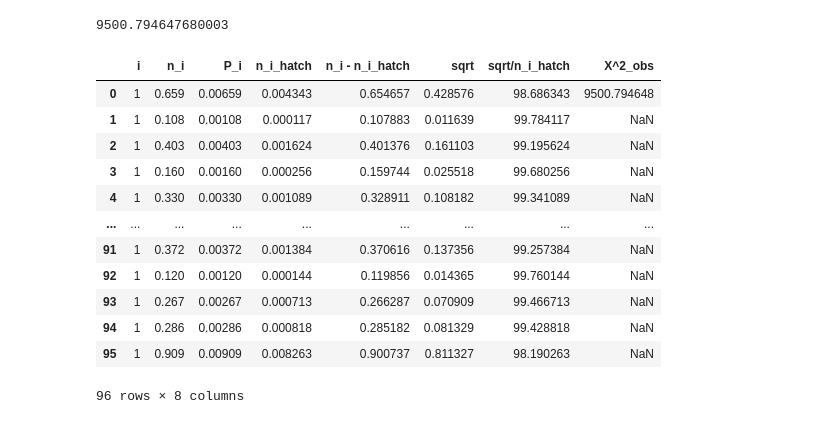
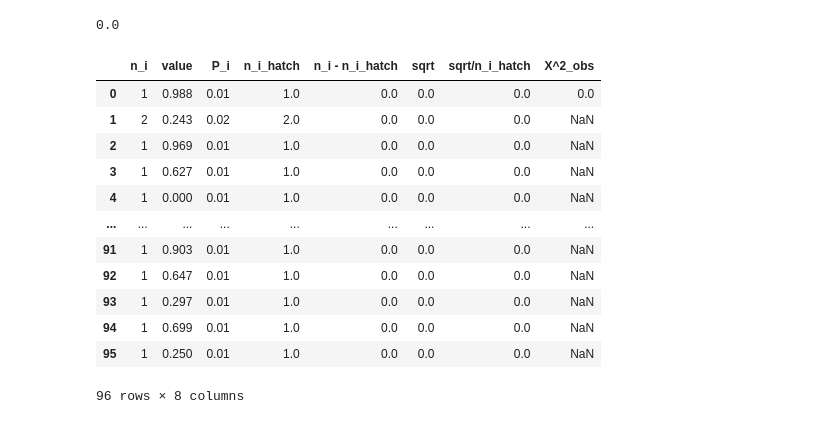
Before and after one commit to HeeyNick/Model_Lab, a Jupyter notebook: 0lab/0lab.ipynb, the cells around one changed output. Drawn from its saved outputs; the diff is of its cells as text; code cells hidden in the pictures.

```diff
--- a/0lab/0lab.ipynb
+++ b/0lab/0lab.ipynb
@@ -69,5 +68,0 @@ plotting_discrate_population(dict(collections_of_values))
-# %%
-a = list(collections_of_values.values())
-b = list(collections_of_values.keys())
-for i in range(len(a)):
-    print (a[i], b[i])
@@ -92,9 +69,11 @@ for i in range(len(a)):
 # %%
 def create_p_i(N: int, collections_of_values: dict):
-    values_of_key = list(collections_of_values.keys())
-    P_i = [i / N for i in values_of_key]
+    values_of_n_i = list(collections_of_values.values())
+    P_i = [i / N for i in values_of_n_i]
     return P_i
 
 P_i = create_p_i(N, collections_of_values)
+P_i_sum = sum(P_i)
+print (P_i_sum)
 P_i
 # %% [output]
@@ -118,9 +98,8 @@ P_i
 # %%
-def create_n_i_hatch(P_i: dict, collections_of_values: dict):
-    values_of_key = list(collections_of_values.keys())
-    n_i_hatch = [x * y for x, y in zip(values_of_key, P_i)]
+def create_n_i_hatch(P_i: dict, N: int):
+    n_i_hatch = [x * N for x in P_i]
     return n_i_hatch
 
-n_i_hatch = create_n_i_hatch(P_i, collections_of_values)
+n_i_hatch = create_n_i_hatch(P_i, N)
 n_i_hatch
 # %% [output]
@@ -144,7 +123,7 @@ n_i_hatch
 # %%
 def n_i_minus_n_i_hatch(collections_of_values: dict, n_i_hatch: list):
-    a = list(collections_of_values.keys())
-    munes = [x - y for x, y in zip(a, n_i_hatch)]
+    values_of_n_i = list(collections_of_values.values())
+    munes = [x - y for x, y in zip(values_of_n_i, n_i_hatch)]
     return munes
 
 minus = n_i_minus_n_i_hatch(collections_of_values, n_i_hatch)
@@ -221,33 +200,33 @@ result
 sum_of_result = sum(result)
 sum_of_result
 # %% [output]
-9500.794647680003
+0.0
 # %%
 data = {
-        'i'               : pd.Series(collections_of_values.values()),
-        'n_i'             : pd.Series(collections_of_values.keys()),
+        'n_i'             : pd.Series(collections_of_values.values()),
+        'value'           : pd.Series(collections_of_values.keys()),
         'P_i'             : pd.Series(P_i),
         'n_i_hatch'       : pd.Series(n_i_hatch),
         'n_i - n_i_hatch' : pd.Series(minus),
         'sqrt'            : pd.Series(sqrt_),
         'sqrt/n_i_hatch'  : pd.Series(result),
         'X^2_obs'         : pd.Series(sum_of_result)
         }
 df = pd.DataFrame(data)
 df
 # %% [output]
-|  | i | n_i | P_i | n_i_hatch | n_i - n_i_hatch | sqrt | sqrt/n_i_hatch | X^2_obs |
-| 0 | 1 | 0.659 | 0.00659 | 0.004343 | 0.654657 | 0.428576 | 98.686343 | 9500.794648 |
-| 1 | 1 | 0.108 | 0.00108 | 0.000117 | 0.107883 | 0.011639 | 99.784117 | NaN |
-| 2 | 1 | 0.403 | 0.00403 | 0.001624 | 0.401376 | 0.161103 | 99.195624 | NaN |
-| 3 | 1 | 0.160 | 0.00160 | 0.000256 | 0.159744 | 0.025518 | 99.680256 | NaN |
-| 4 | 1 | 0.330 | 0.00330 | 0.001089 | 0.328911 | 0.108182 | 99.341089 | NaN |
+|  | n_i | value | P_i | n_i_hatch | n_i - n_i_hatch | sqrt | sqrt/n_i_hatch | X^2_obs |
+| 0 | 1 | 0.988 | 0.01 | 1.0 | 0.0 | 0.0 | 0.0 | 0.0 |
+| 1 | 2 | 0.243 | 0.02 | 2.0 | 0.0 | 0.0 | 0.0 | NaN |
+| 2 | 1 | 0.969 | 0.01 | 1.0 | 0.0 | 0.0 | 0.0 | NaN |
+| 3 | 1 | 0.627 | 0.01 | 1.0 | 0.0 | 0.0 | 0.0 | NaN |
+| 4 | 1 | 0.000 | 0.01 | 1.0 | 0.0 | 0.0 | 0.0 | NaN |
 | ... | ... | ... | ... | ... | ... | ... | ... | ... |
-| 91 | 1 | 0.372 | 0.00372 | 0.001384 | 0.370616 | 0.137356 | 99.257384 | NaN |
-| 92 | 1 | 0.120 | 0.00120 | 0.000144 | 0.119856 | 0.014365 | 99.760144 | NaN |
-| 93 | 1 | 0.267 | 0.00267 | 0.000713 | 0.266287 | 0.070909 | 99.466713 | NaN |
-| 94 | 1 | 0.286 | 0.00286 | 0.000818 | 0.285182 | 0.081329 | 99.428818 | NaN |
-| 95 | 1 | 0.909 | 0.00909 | 0.008263 | 0.900737 | 0.811327 | 98.190263 | NaN |
+| 91 | 1 | 0.903 | 0.01 | 1.0 | 0.0 | 0.0 | 0.0 | NaN |
+| 92 | 1 | 0.647 | 0.01 | 1.0 | 0.0 | 0.0 | 0.0 | NaN |
+| 93 | 1 | 0.297 | 0.01 | 1.0 | 0.0 | 0.0 | 0.0 | NaN |
+| 94 | 1 | 0.699 | 0.01 | 1.0 | 0.0 | 0.0 | 0.0 | NaN |
+| 95 | 1 | 0.250 | 0.01 | 1.0 | 0.0 | 0.0 | 0.0 | NaN |
 96 rows × 8 columns
 # %%
 # def calculated_interval_of_population(collections_of_values: dict, N: int) -> float:
```
Also changed, not shown: parts of 8 cells of this notebook, 1 other file.
